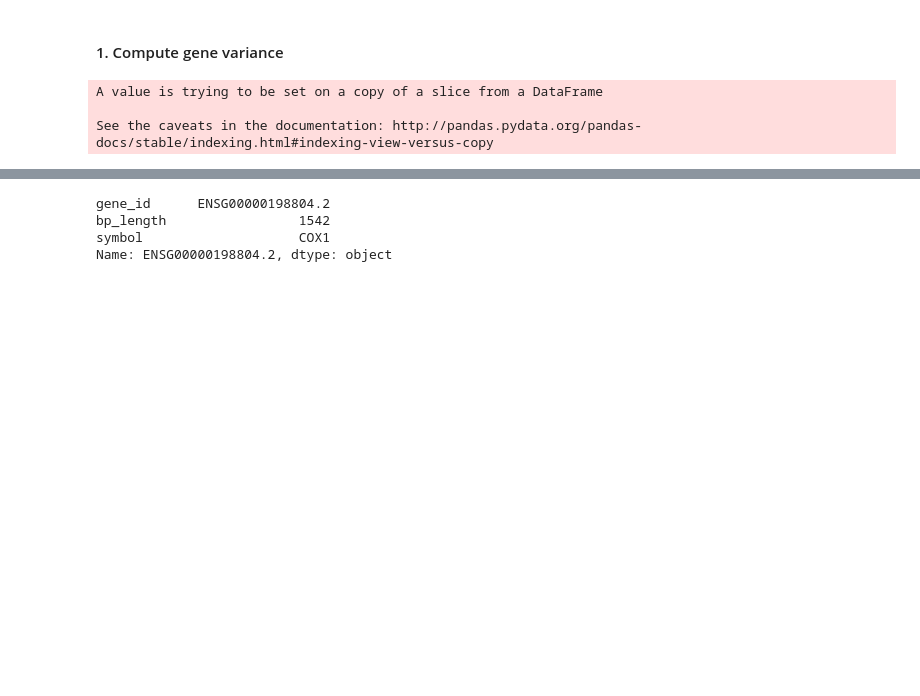
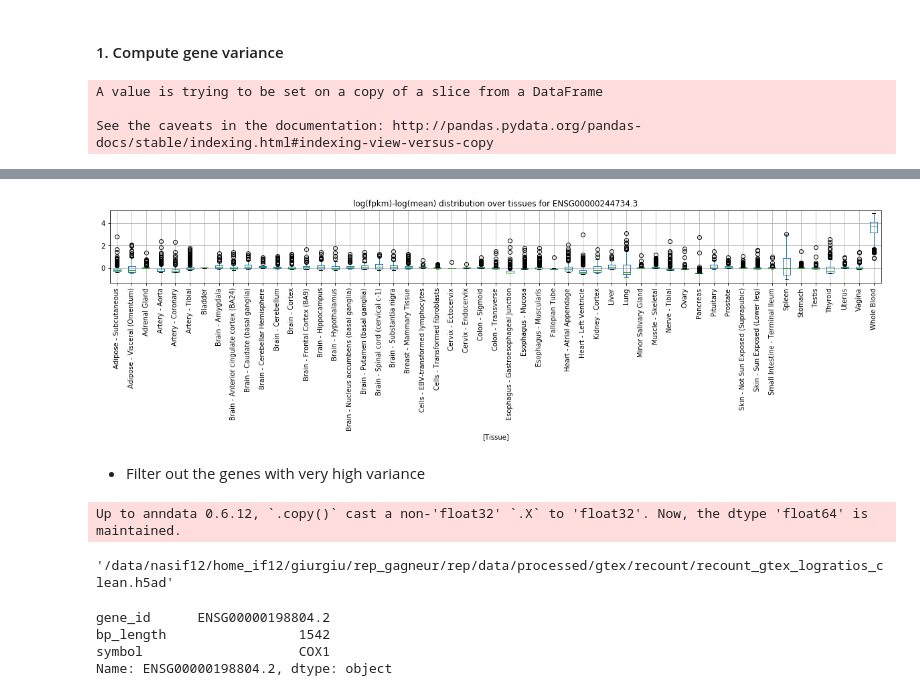
Before and after one commit to gagneurlab/rep, a Jupyter notebook: notebooks/models/gtex_analysis.ipynb, the cells around one changed output, grey strips where cells are left out. Cells and saved outputs as stored; diff of their text form; code cells hidden in the pictures; blank space fills up the shorter version.

```diff
--- a/notebooks/models/gtex_analysis.ipynb
+++ b/notebooks/models/gtex_analysis.ipynb
@@ -56,3 +107,33 @@ plt.legend()
+# %%
+file = os.path.join("..","..","data","processed","gtex","recount","recount_gtex_logratios.h5ad")
+gtex = p.load(file)
+gtex_anno=gtex.obs
+tissues = list(set(gtex.var['Tissue'].tolist()))
+df = pd.DataFrame(columns=['Value','Tissue'])
+gtex_tmp = gtex['ENSG00000244734.3']
+for t in tissues:
+    arr = gtex_tmp[:,gtex.var['Tissue'] == t].X
+    for val in arr:
+        df = df.append({'Value': val, 'Tissue': t}, ignore_index=True)
+# %%
+df.boxplot(by='Tissue',figsize=(20,2),rot=90)
+title_boxplot = 'log(fpkm)-log(mean) distribution over tissues for ENSG00000244734.3'
+plt.title( title_boxplot )
+plt.suptitle('') # that's what you're after
+plt.show()
+# %% [output]
+[figure, added]
+# %% [markdown]
+- Filter out the genes with very high variance
+# %%
+file = os.path.join("..","..","data","processed","gtex","recount","recount_gtex_logratios.h5ad")
+gtex = p.load(file)
+tokeep = [gene for i,gene in enumerate(gtex.obs_names) if i not in high_variance_genes]
+filtered_gtex = gtex[tokeep]
+p.save(filtered_gtex,os.path.join("..","..","data","processed","gtex","recount","recount_gtex_logratios_clean.h5ad"))
+# %% [output]
+Up to anndata 0.6.12, `.copy()` cast a non-'float32' `.X` to 'float32'. Now, the dtype 'float64' is maintained.
+'/data/nasif12/home_if12/giurgiu/rep_gagneur/rep/data/processed/gtex/recount/recount_gtex_logratios_clean.h5ad'
 # %%
 min_gtex = np.argmax(stats["mean"])
 gtex_anno.iloc[17911,:]
```
Also changed, not shown: parts of 11 cells of this notebook, 8 other files.
